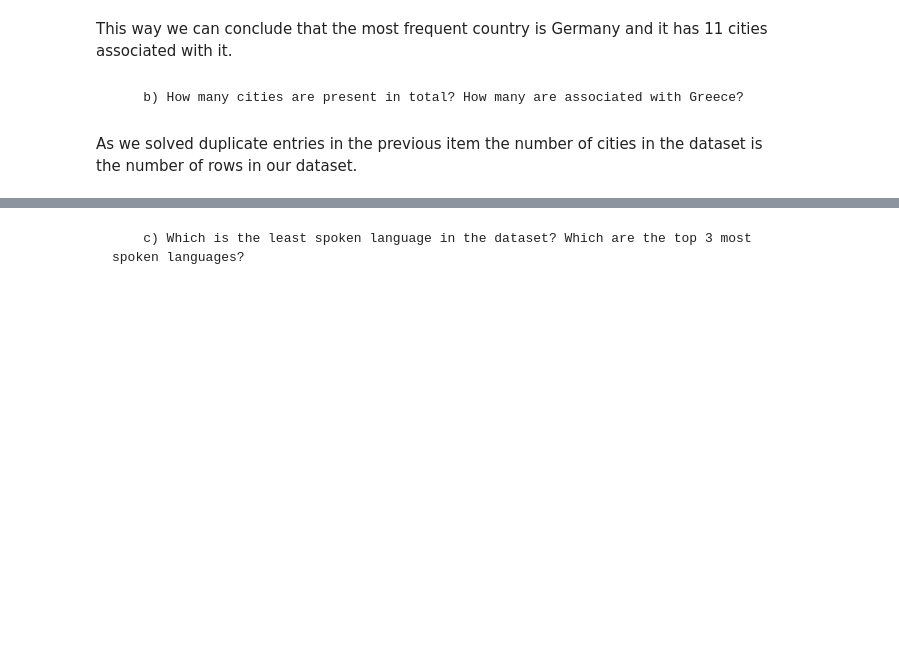
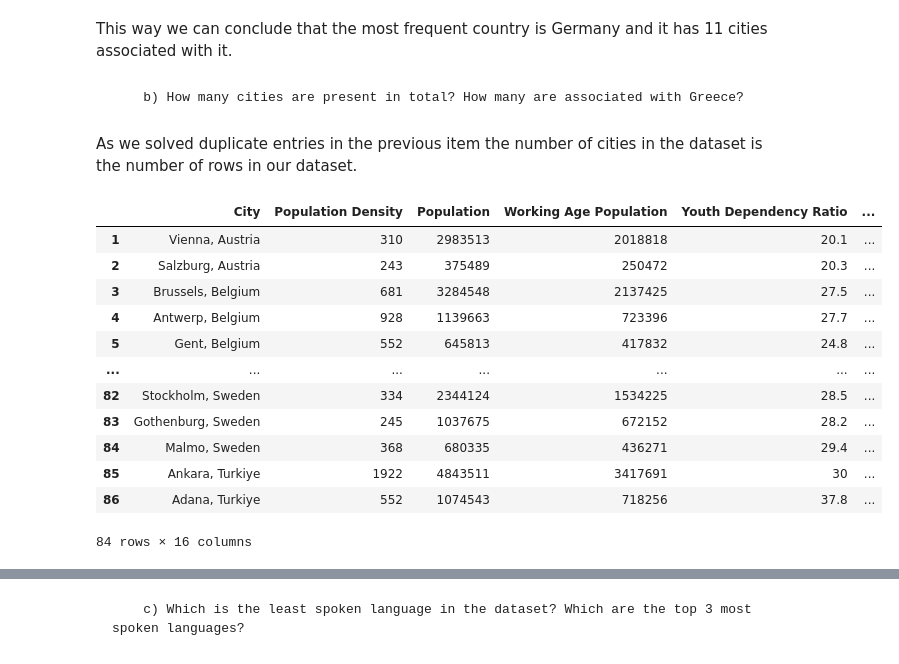
Before and after one commit to CoderCactus/WhereShouldILive, a Jupyter notebook: Group13_PDS_2526.ipynb, the cells around one changed output, grey strips where cells are left out. Saved outputs shown, nothing was run; the diff lists cells and outputs as text; code cells hidden in the pictures; blank space fills up the shorter version.

```diff
--- a/Group13_PDS_2526.ipynb
+++ b/Group13_PDS_2526.ipynb
@@ -214,3 +214,19 @@ This way we can conclude that the most frequent country is Germany and it has 11
         b) How many cities are present in total? How many are associated with Greece?
 # %% [markdown]
 As we solved duplicate entries in the previous item the number of cities in the dataset is the number of rows in our dataset.
+# %%
+df
+# %% [output]
+|  | City | Population Density | Population | Working Age Population | Youth Dependency Ratio | ... |
+| 1 | Vienna, Austria | 310 | 2983513 | 2018818 | 20.1 | ... |
+| 2 | Salzburg, Austria | 243 | 375489 | 250472 | 20.3 | ... |
+| 3 | Brussels, Belgium | 681 | 3284548 | 2137425 | 27.5 | ... |
+| 4 | Antwerp, Belgium | 928 | 1139663 | 723396 | 27.7 | ... |
+| 5 | Gent, Belgium | 552 | 645813 | 417832 | 24.8 | ... |
+| ... | ... | ... | ... | ... | ... | ... |
+| 82 | Stockholm, Sweden | 334 | 2344124 | 1534225 | 28.5 | ... |
+| 83 | Gothenburg, Sweden | 245 | 1037675 | 672152 | 28.2 | ... |
+| 84 | Malmo, Sweden | 368 | 680335 | 436271 | 29.4 | ... |
+| 85 | Ankara, Turkiye | 1922 | 4843511 | 3417691 | 30 | ... |
+| 86 | Adana, Turkiye | 552 | 1074543 | 718256 | 37.8 | ... |
+84 rows × 16 columns
```
Also changed, not shown: parts of 10 cells of this notebook.
